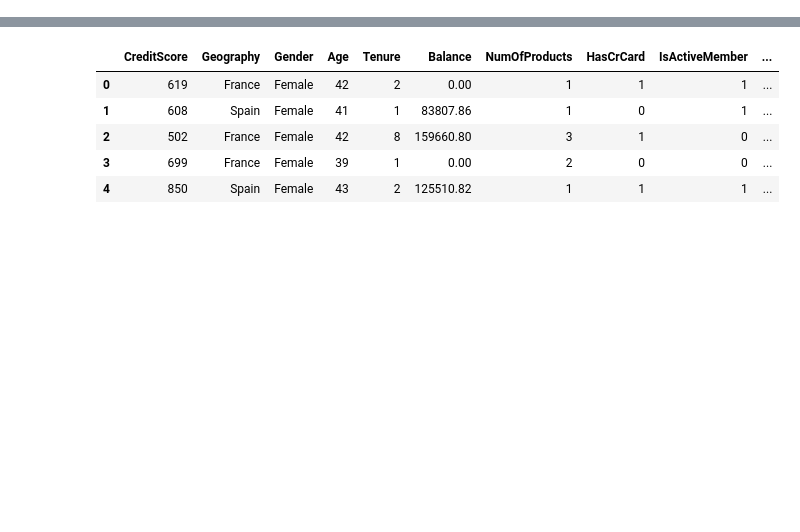
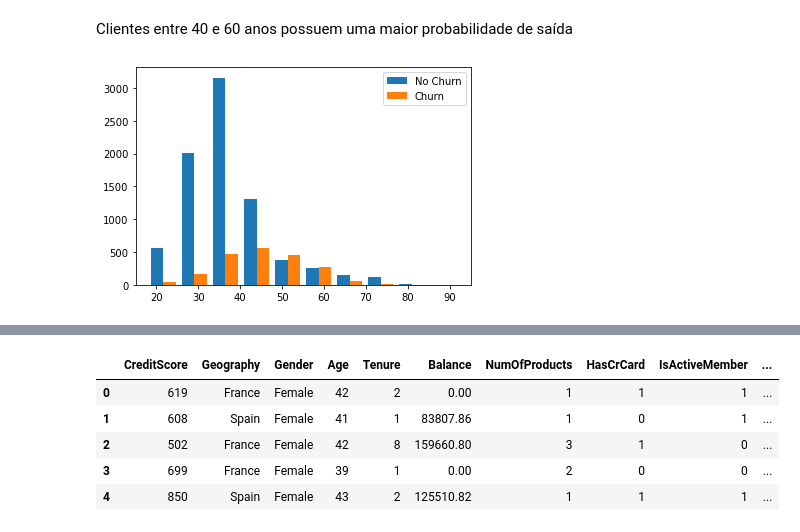
Before and after one commit to ViniciusLippel/Churn-Prediction, a Jupyter notebook: churn_prediction.ipynb, the cells around one changed output, grey strips where cells are left out. Saved outputs shown, nothing was run; the diff lists cells and outputs as text; code cells hidden in the pictures; blank space fills up the shorter version.

```diff
--- a/churn_prediction.ipynb
+++ b/churn_prediction.ipynb
@@ -29,0 +81,6 @@ df.head()
+# %% [markdown]
+Clientes entre 40 e 60 anos possuem uma maior probabilidade de saída
+# %%
+hist('Age')
+# %% [output]
+[figure, added]
```
Also changed, not shown: parts of 54 cells of this notebook.
